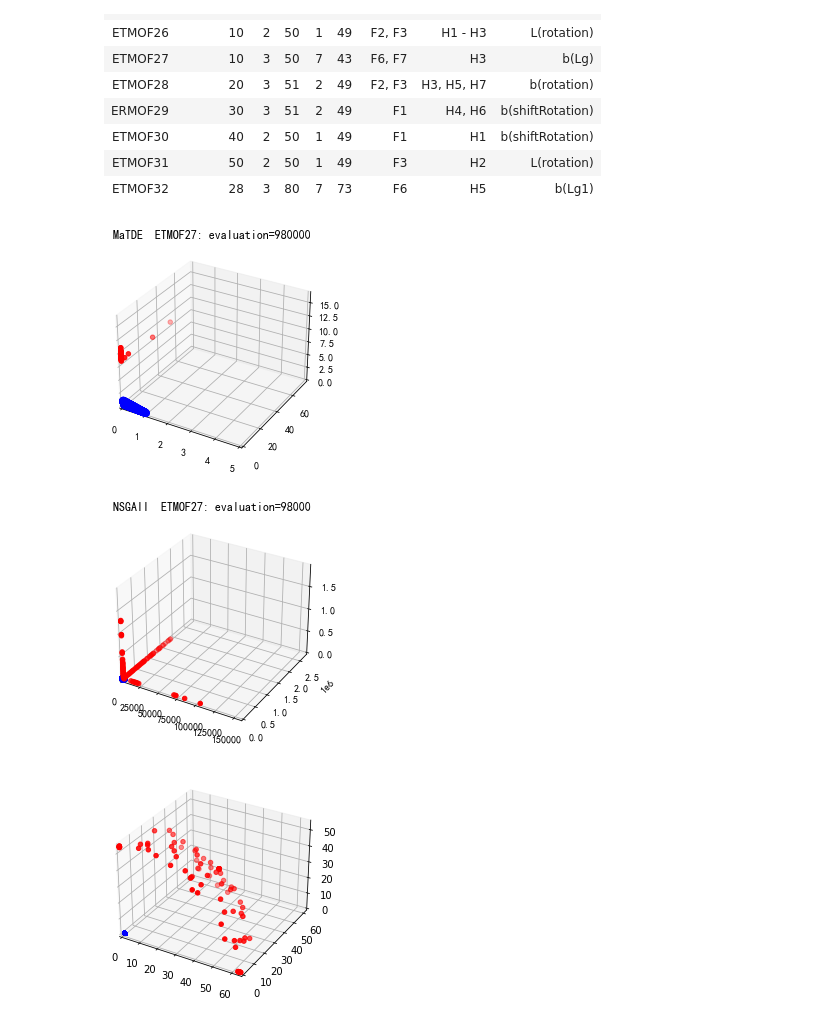
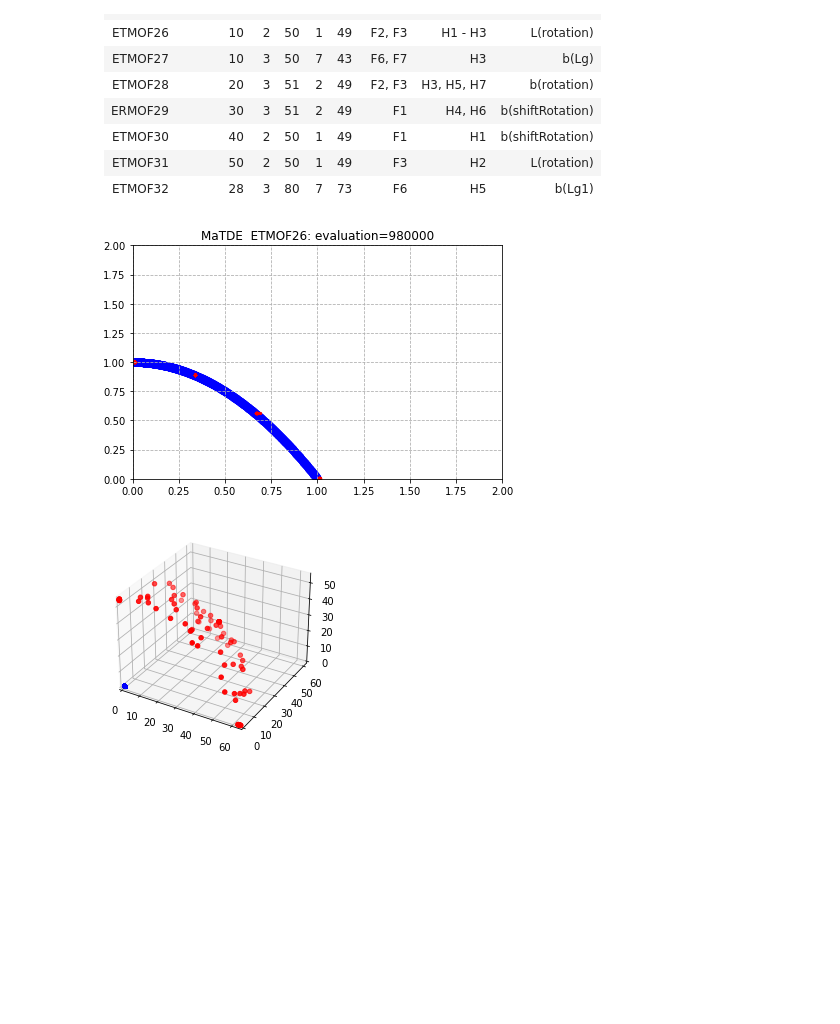
Before and after one commit to BjChacha/CEC2021, a Jupyter notebook: PF.ipynb, the cells around one changed output. Drawn from its saved outputs; the diff is of its cells as text; code cells hidden in the pictures; blank space fills up the shorter version.

```diff
--- a/PF.ipynb
+++ b/PF.ipynb
@@ -109,7 +109,7 @@ def pf_gif(algo_idx, problem_profile, task_no, output=False):
         'circle'            # F18, F19, F20
                ]
 
-    PF_PATH = 'StaticPF//{}_{}D.pf'
+    PF_PATH = 'PF//StaticPF//{}_{}D.pf'
 
 
     # pfs = np.loadtxt(BASE_PATH.format(ALGO, OBJECTIVE, NO_PROBLEM, TASK, VARIABLES, POP_SIZE), dtype=np.float64)
@@ -202,16 +202,15 @@ def pf_gif(algo_idx, problem_profile, task_no, output=False):
 # %%
 # 0: 'MaTDE',
 # 1: 'MOMFEA'
 # 2: 'MOEAD'
 # 3: 'MaOEAC'
 # 4: 'NSGAII'
-for problem in ['ETMOF27']:
-    for algo in [0, 4]:
-        for task in [6]:
+for problem in ['ETMOF26']:
+    for algo in [0]:
+        for task in [5]:
             pf_gif(algo, problemset_profiles[problem], task, True)
 # %% [output]
-[figure, old version]
+[figure, new version]
-[figure, removed]
 # %%
 # final PF
 pfs = np.loadtxt(BASE_PATH.format(ALGO, OBJECTIVE, NO_PROBLEM, TASK, VARIABLES, FINAL), dtype=np.float64)
```
